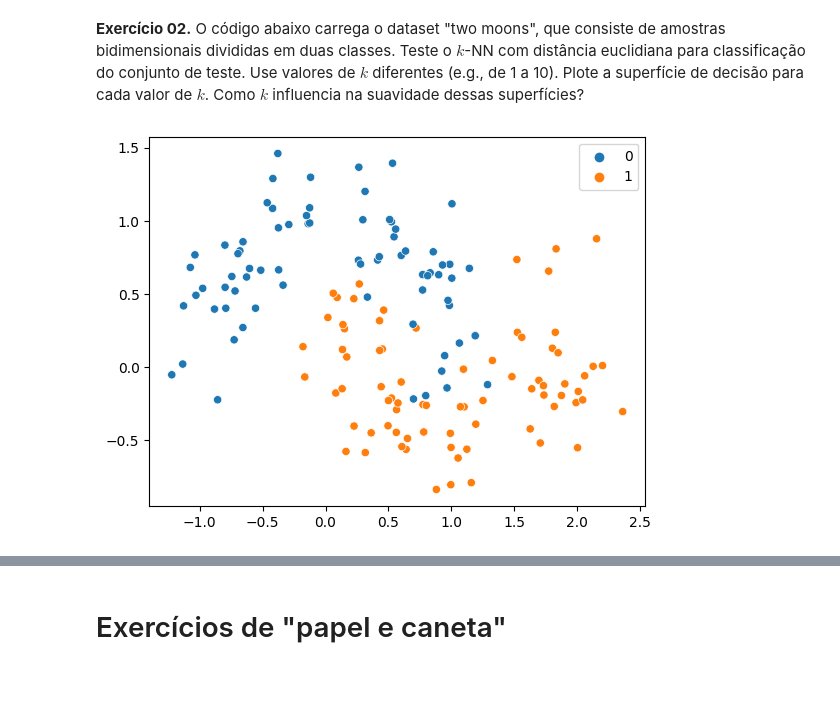
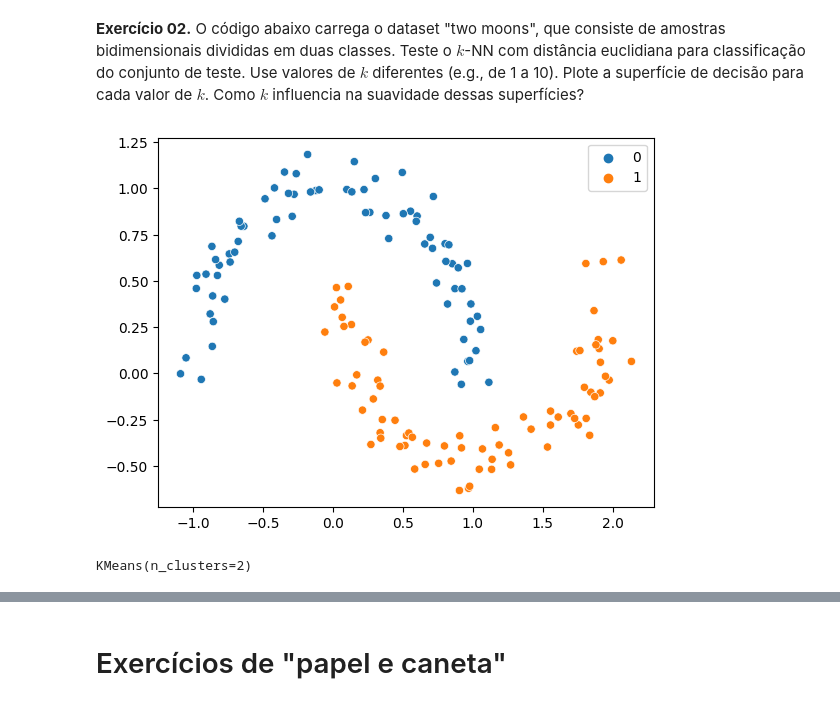
Before and after one commit to andvsilva/dataset, a Jupyter notebook: knn/ML_exercise_1.ipynb, the cells around one changed output, grey strips where cells are left out. Drawn from its saved outputs; the diff is of its cells as text; code cells hidden in the pictures.

```diff
--- a/knn/ML_exercise_1.ipynb
+++ b/knn/ML_exercise_1.ipynb
@@ -153,16 +166,16 @@ for k in range(1,2):
 # %%
 # Import dataset and separate train/test subsets
 moon = Dataset(*train_test_split(
-    *make_moons(n_samples=200, shuffle=True, noise=0.25, random_state=SEED),
+    *make_moons(n_samples=200, shuffle=True, noise=0.1, random_state=SEED),
     random_state=SEED,
 ))
 
 # Let's also plot the moon dataset, for you to take a look at it.
 sns.scatterplot(
     x=moon.features_train[:, 0],
     y=moon.features_train[:, 1],
     hue=moon.labels_train,
 )
 plt.show()
 # %% [output]
-[figure, old version]
+[figure, new version]
@@ -168,0 +185,6 @@ plt.show()
+# %%
+kmeans = KMeans(n_clusters=2)
+
+kmeans.fit(scaled_features)
+# %% [output]
+KMeans(n_clusters=2)
```
Also changed, not shown: parts of 6 cells of this notebook.
